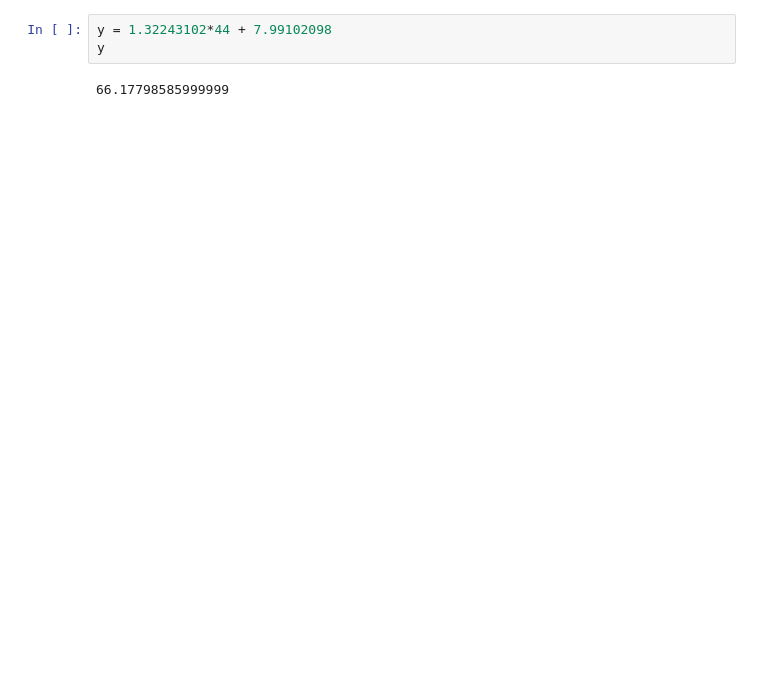
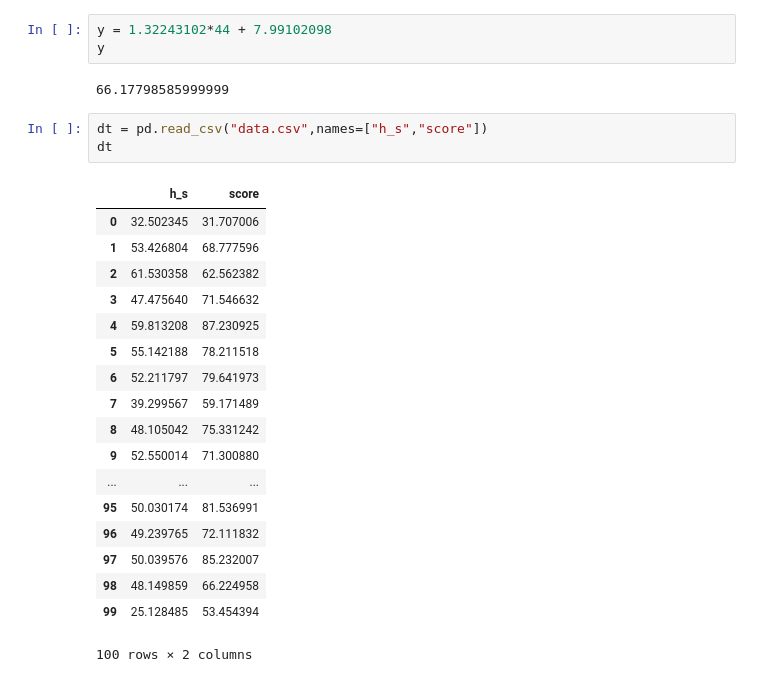
Before and after one commit to aayushrai/Machine-learning, a Jupyter notebook: linear_regression/linear_regression_maths.ipynb, the cells around one changed output. Cells and saved outputs as stored; diff of their text form; blank space fills up the shorter version.

```diff
--- a/linear_regression/linear_regression_maths.ipynb
+++ b/linear_regression/linear_regression_maths.ipynb
@@ -191,3 +194,25 @@ y = 1.32243102*44 + 7.99102098
 y
 # %% [output]
 66.17798585999999
+# %%
+dt = pd.read_csv("data.csv",names=["h_s","score"])
+dt
+# %% [output]
+|  | h_s | score |
+| 0 | 32.502345 | 31.707006 |
+| 1 | 53.426804 | 68.777596 |
+| 2 | 61.530358 | 62.562382 |
+| 3 | 47.475640 | 71.546632 |
+| 4 | 59.813208 | 87.230925 |
+| 5 | 55.142188 | 78.211518 |
+| 6 | 52.211797 | 79.641973 |
+| 7 | 39.299567 | 59.171489 |
+| 8 | 48.105042 | 75.331242 |
+| 9 | 52.550014 | 71.300880 |
+| ... | ... | ... |
+| 95 | 50.030174 | 81.536991 |
+| 96 | 49.239765 | 72.111832 |
+| 97 | 50.039576 | 85.232007 |
+| 98 | 48.149859 | 66.224958 |
+| 99 | 25.128485 | 53.454394 |
+100 rows × 2 columns
```
Also changed, not shown: parts of 3 cells of this notebook, 14 other files.
